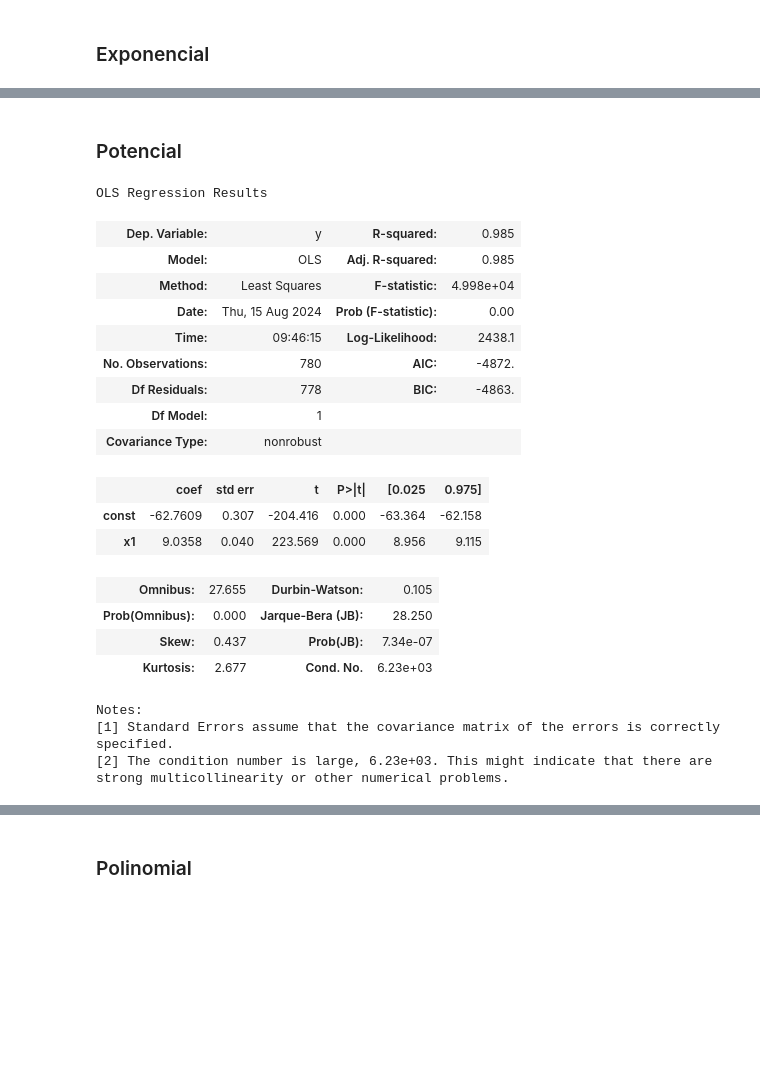
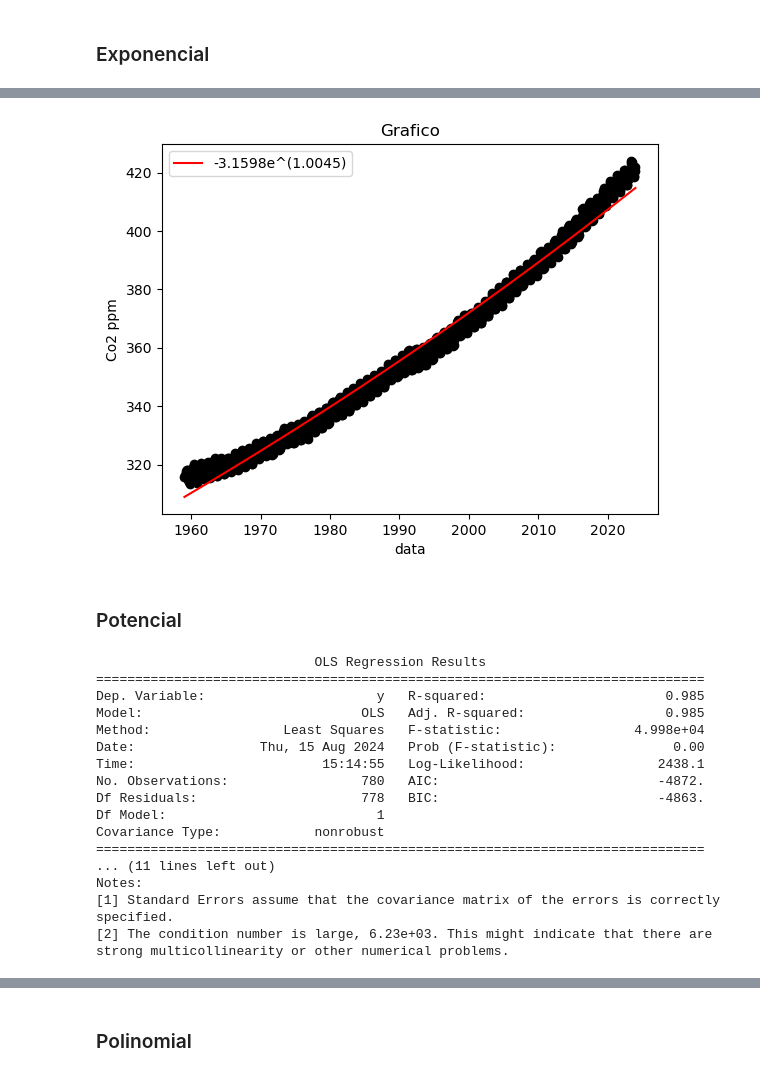
Before and after one commit to Joaof14/Clima_MMQ, a Jupyter notebook: MMQ_statsModel.ipynb, the cells around one changed output, grey strips where cells are left out. Cells and saved outputs as stored; diff of their text form; code cells hidden in the pictures; blank space fills up the shorter version.

```diff
--- a/MMQ_statsModel.ipynb
+++ b/MMQ_statsModel.ipynb
@@ -93,8 +110,5 @@ strong multicollinearity or other numerical problems.
 #Preparar model e treiná-lo, com teste t de student para significância
 x_ = x
 y_ = np.log(y)
-
-x_ = sm.add_constant(x_)
-model = sm.OLS(y_,x_)
-res = model.fit()
-resSum = res.summary()
+res = treinar_modelo(x_,y_)
+print(res.summary())
@@ -101,33 +133,33 @@ resSum = res.summary()
+# %%
+#Equação e Gráfico
+equacaolabel = f'{round(res.params[0],4)}e^({round( np.exp(res.params[1]) ,4)})'
+funApro = np.exp(res.params[0]) * np.exp(res.params[1] * x)
+plotgrafico('data', 'Co2 ppm', equacaolabel, funApro  )
+# %% [output]
+[figure, added]
 # %% [markdown]
 ### Potencial
 # %%
 #Preparar model e treiná-lo, com teste t de student para significância
 x_ = np.log(x)
 y_ = np.log(y)
-
-x_ = sm.add_constant(x_)
-model = sm.OLS(y_,x_)
-res = model.fit()
-res.summary()
+res = treinar_modelo(x_,y_)
+print(res.summary())
 # %% [output]
-OLS Regression Results
+                            OLS Regression Results
+==============================================================================
+Dep. Variable:                      y   R-squared:                       0.985
+Model:                            OLS   Adj. R-squared:                  0.985
+Method:                 Least Squares   F-statistic:                 4.998e+04
+Date:                Thu, 15 Aug 2024   Prob (F-statistic):               0.00
+Time:                        15:14:55   Log-Likelihood:                 2438.1
+No. Observations:                 780   AIC:                            -4872.
+Df Residuals:                     778   BIC:                            -4863.
+Df Model:                           1
+Covariance Type:            nonrobust
+==============================================================================
+... (11 lines left out)
+Notes:
+[1] Standard Errors assume that the covariance matrix of the errors is correctly specified.
+[2] The condition number is large, 6.23e+03. This might indicate that there are
+strong multicollinearity or other numerical problems.
-| Dep. Variable: | y | R-squared: | 0.985 |
-| Model: | OLS | Adj. R-squared: | 0.985 |
-| Method: | Least Squares | F-statistic: | 4.998e+04 |
-| Date: | Thu, 15 Aug 2024 | Prob (F-statistic): | 0.00 |
-| Time: | 09:46:15 | Log-Likelihood: | 2438.1 |
-| No. Observations: | 780 | AIC: | -4872. |
-| Df Residuals: | 778 | BIC: | -4863. |
-| Df Model: | 1 |  |  |
-| Covariance Type: | nonrobust |  |  |
-|  | coef | std err | t | P>|t| | [0.025 | 0.975] |
-| const | -62.7609 | 0.307 | -204.416 | 0.000 | -63.364 | -62.158 |
-| x1 | 9.0358 | 0.040 | 223.569 | 0.000 | 8.956 | 9.115 |
-| Omnibus: | 27.655 | Durbin-Watson: | 0.105 |
-| Prob(Omnibus): | 0.000 | Jarque-Bera (JB): | 28.250 |
-| Skew: | 0.437 | Prob(JB): | 7.34e-07 |
-| Kurtosis: | 2.677 | Cond. No. | 6.23e+03 |
-Notes:
-[1] Standard Errors assume that the covariance matrix of the errors is correctly specified.
-[2] The condition number is large, 6.23e+03. This might indicate that there are
-strong multicollinearity or other numerical problems.
```
Also changed, not shown: parts of 45 cells of this notebook.
